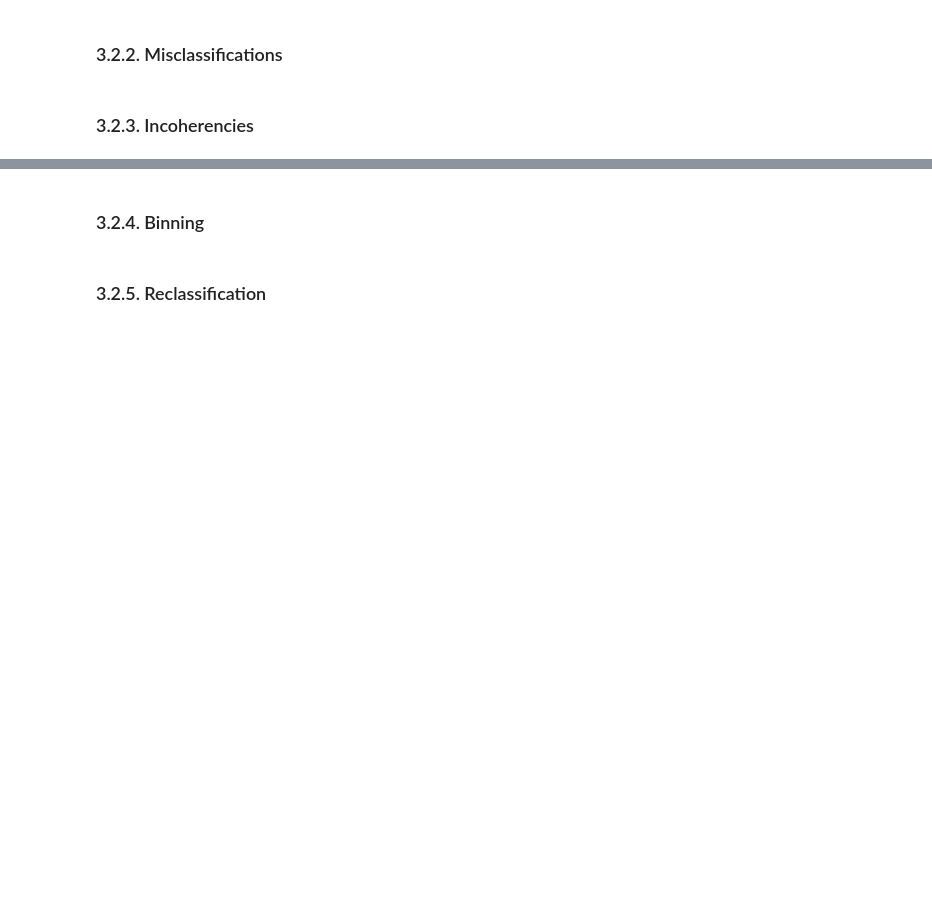
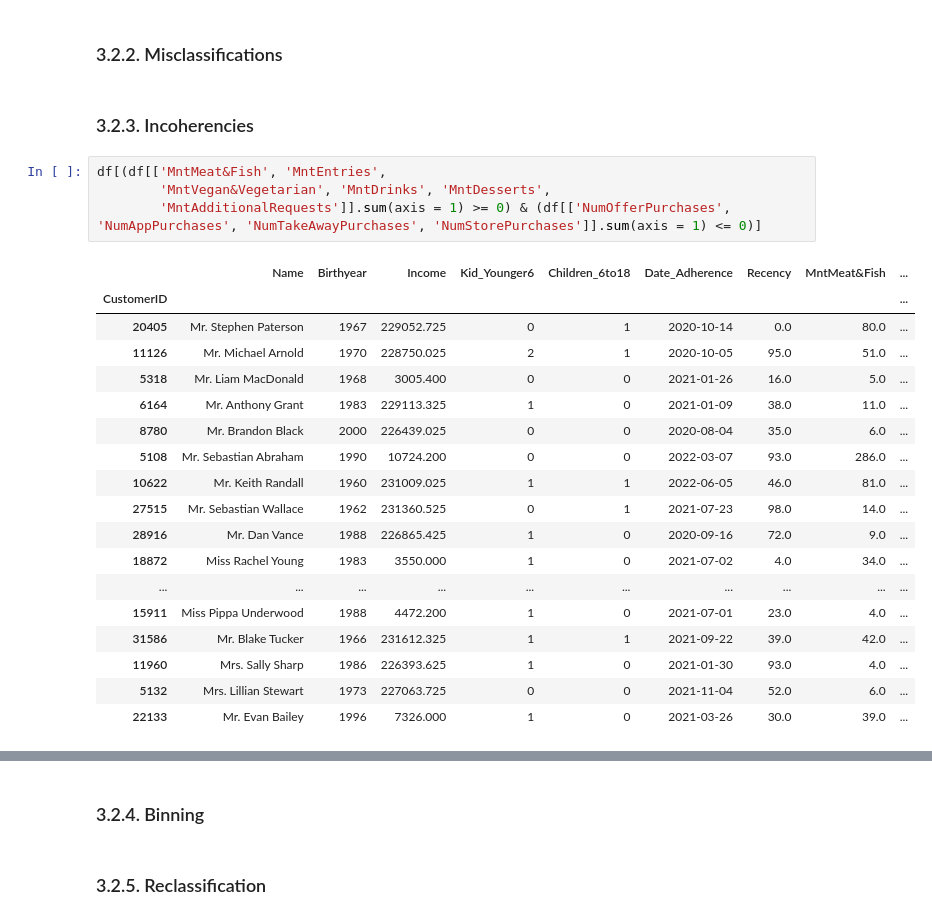
Before and after one commit to MikeOlhao/DSML_projeto, a Jupyter notebook: DSML_202223_Clusters_Group09_Notebook.ipynb, the cells around one changed output, grey strips where cells are left out. Cells and saved outputs as stored; diff of their text form; blank space fills up the shorter version.

```diff
--- a/DSML_202223_Clusters_Group09_Notebook.ipynb
+++ b/DSML_202223_Clusters_Group09_Notebook.ipynb
@@ -1057,3 +1057,26 @@ kmeans.labels_
 ### 3.2.2. Misclassifications
 # %% [markdown]
 ### 3.2.3. Incoherencies
+# %%
+df[(df[['MntMeat&Fish', 'MntEntries',
+        'MntVegan&Vegetarian', 'MntDrinks', 'MntDesserts',
+        'MntAdditionalRequests']].sum(axis = 1) >= 0) & (df[['NumOfferPurchases', 'NumAppPurchases', 'NumTakeAwayPurchases', 'NumStorePurchases']].sum(axis = 1) <= 0)]
+# %% [output]
+|  | Name | Birthyear | Income | Kid_Younger6 | Children_6to18 | Date_Adherence | Recency | MntMeat&Fish | ... |
+| CustomerID |  |  |  |  |  |  |  |  | ... |
+| 20405 | Mr. Stephen Paterson | 1967 | 229052.725 | 0 | 1 | 2020-10-14 | 0.0 | 80.0 | ... |
+| 11126 | Mr. Michael Arnold | 1970 | 228750.025 | 2 | 1 | 2020-10-05 | 95.0 | 51.0 | ... |
+| 5318 | Mr. Liam MacDonald | 1968 | 3005.400 | 0 | 0 | 2021-01-26 | 16.0 | 5.0 | ... |
+| 6164 | Mr. Anthony Grant | 1983 | 229113.325 | 1 | 0 | 2021-01-09 | 38.0 | 11.0 | ... |
+| 8780 | Mr. Brandon Black | 2000 | 226439.025 | 0 | 0 | 2020-08-04 | 35.0 | 6.0 | ... |
+| 5108 | Mr. Sebastian Abraham | 1990 | 10724.200 | 0 | 0 | 2022-03-07 | 93.0 | 286.0 | ... |
+| 10622 | Mr. Keith Randall | 1960 | 231009.025 | 1 | 1 | 2022-06-05 | 46.0 | 81.0 | ... |
+| 27515 | Mr. Sebastian Wallace | 1962 | 231360.525 | 0 | 1 | 2021-07-23 | 98.0 | 14.0 | ... |
+| 28916 | Mr. Dan Vance | 1988 | 226865.425 | 1 | 0 | 2020-09-16 | 72.0 | 9.0 | ... |
+| 18872 | Miss Rachel Young | 1983 | 3550.000 | 1 | 0 | 2021-07-02 | 4.0 | 34.0 | ... |
+| ... | ... | ... | ... | ... | ... | ... | ... | ... | ... |
+| 15911 | Miss Pippa Underwood | 1988 | 4472.200 | 1 | 0 | 2021-07-01 | 23.0 | 4.0 | ... |
+| 31586 | Mr. Blake Tucker | 1966 | 231612.325 | 1 | 1 | 2021-09-22 | 39.0 | 42.0 | ... |
+| 11960 | Mrs. Sally Sharp | 1986 | 226393.625 | 1 | 0 | 2021-01-30 | 93.0 | 4.0 | ... |
+| 5132 | Mrs. Lillian Stewart | 1973 | 227063.725 | 0 | 0 | 2021-11-04 | 52.0 | 6.0 | ... |
+| 22133 | Mr. Evan Bailey | 1996 | 7326.000 | 1 | 0 | 2021-03-26 | 30.0 | 39.0 | ... |
```
Also changed, not shown: parts of 4 cells of this notebook.
